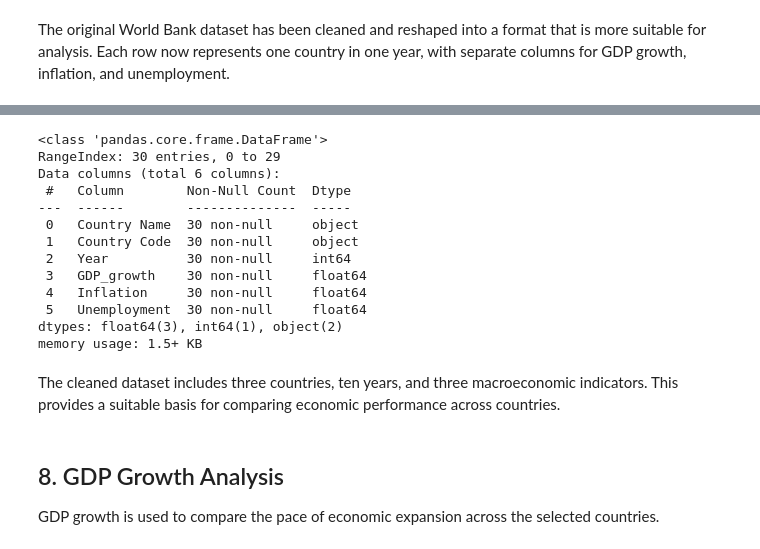
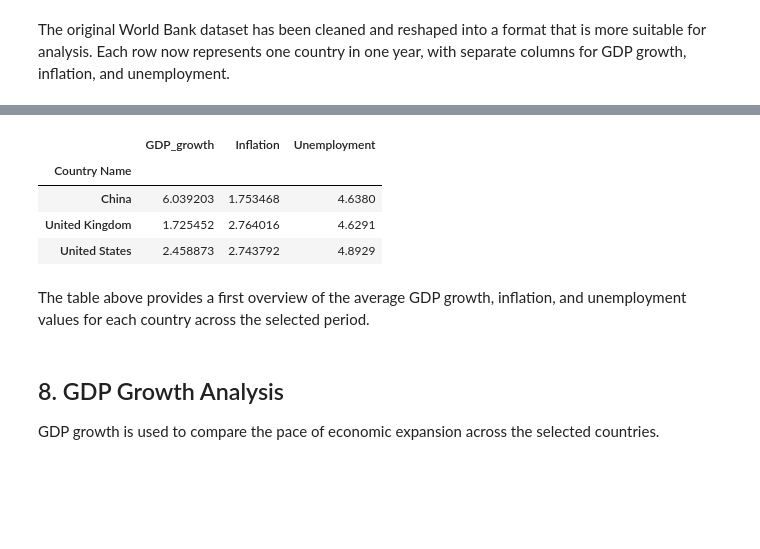
Before and after one commit to 3545935202-sketch/acc102-worldbank-economic-comparison, a Jupyter notebook: worldbank_economic_comparison.ipynb, the cells around one changed output, grey strips where cells are left out. Saved outputs shown, nothing was run; the diff lists cells and outputs as text; code cells hidden in the pictures; blank space fills up the shorter version.

```diff
--- a/worldbank_economic_comparison.ipynb
+++ b/worldbank_economic_comparison.ipynb
@@ -186,23 +188,13 @@ This section provides a basic overview of the cleaned data before further analys
 # %%
-df_clean.describe()
-df_clean.head(10)
-df_clean.info()
+df_clean.groupby('Country Name')[['GDP_growth', 'Inflation', 'Unemployment']].mean()
 # %% [output]
-<class 'pandas.core.frame.DataFrame'>
-RangeIndex: 30 entries, 0 to 29
-Data columns (total 6 columns):
- #   Column        Non-Null Count  Dtype
----  ------        --------------  -----
- 0   Country Name  30 non-null     object
- 1   Country Code  30 non-null     object
- 2   Year          30 non-null     int64
- 3   GDP_growth    30 non-null     float64
- 4   Inflation     30 non-null     float64
- 5   Unemployment  30 non-null     float64
-dtypes: float64(3), int64(1), object(2)
-memory usage: 1.5+ KB
+|  | GDP_growth | Inflation | Unemployment |
+| Country Name |  |  |  |
+| China | 6.039203 | 1.753468 | 4.6380 |
+| United Kingdom | 1.725452 | 2.764016 | 4.6291 |
+| United States | 2.458873 | 2.743792 | 4.8929 |
 # %% [markdown]
-The cleaned dataset includes three countries, ten years, and three macroeconomic indicators. This provides a suitable basis for comparing economic performance across countries.
+The table above provides a first overview of the average GDP growth, inflation, and unemployment values for each country across the selected period.
 # %% [markdown]
 ## 8. GDP Growth Analysis
 
```
Also changed, not shown: parts of 16 cells of this notebook.
